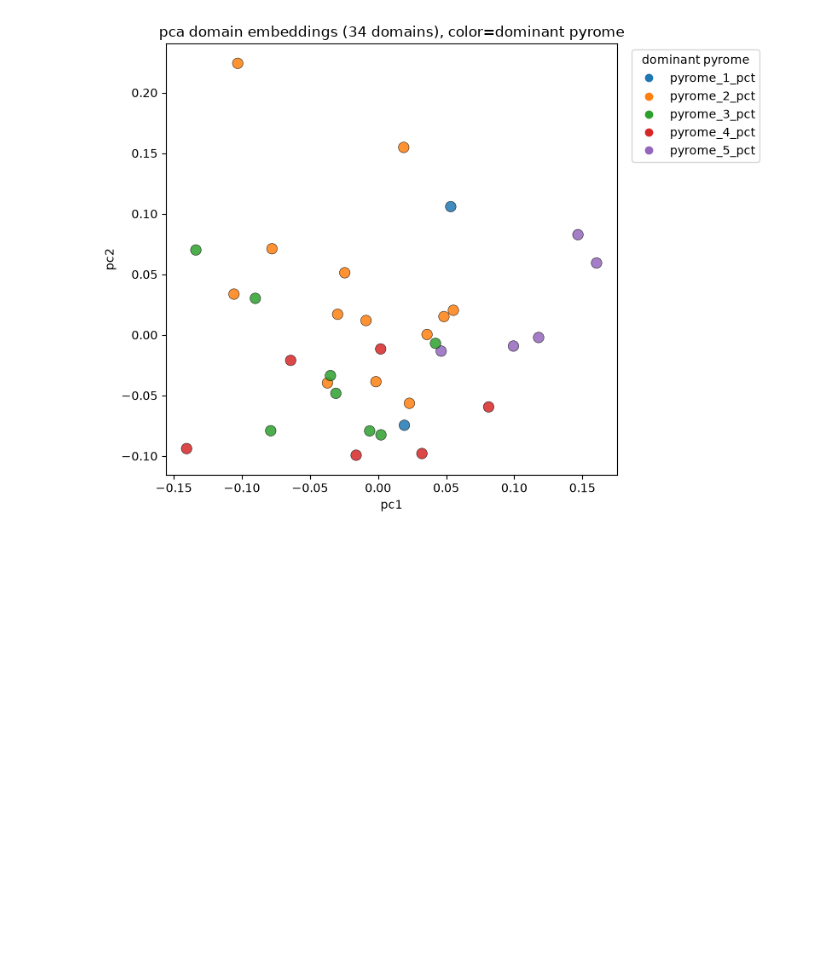
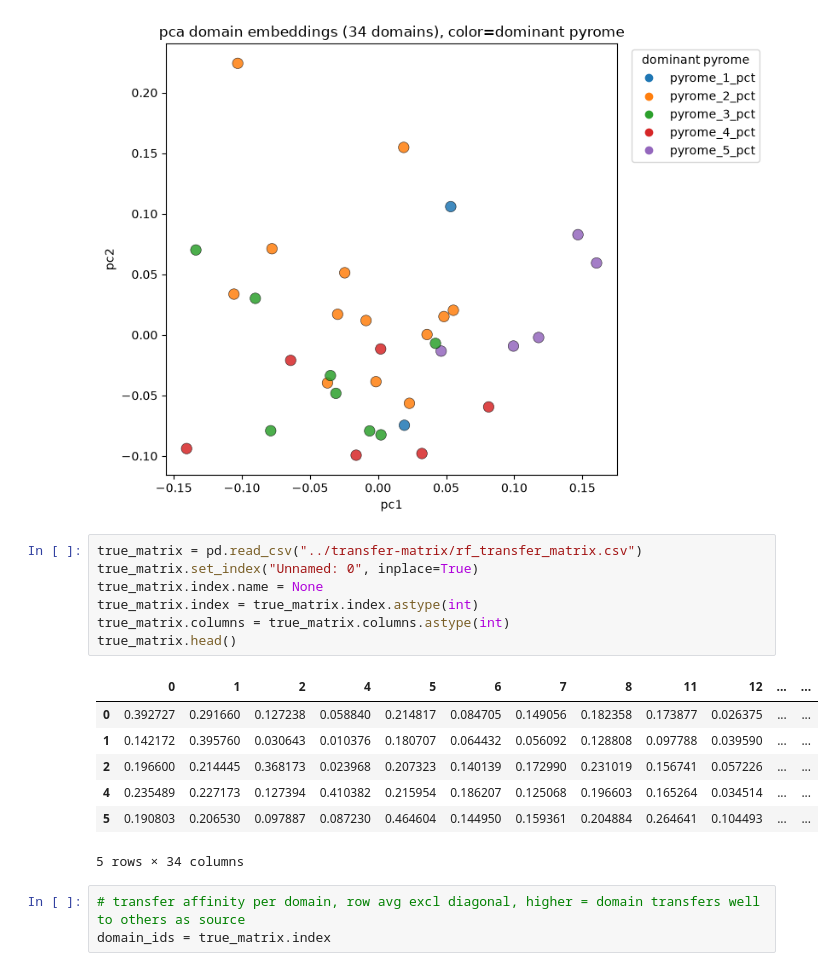
Before and after one commit to yashkher-123/transferability-through-representations, a Jupyter notebook: probing/cluster_v4.ipynb, the cells around one changed output. Saved outputs shown, nothing was run; the diff lists cells and outputs as text; blank space fills up the shorter version.

```diff
--- a/probing/cluster_v4.ipynb
+++ b/probing/cluster_v4.ipynb
@@ -245,3 +245,21 @@ plt.tight_layout()
 plt.show()
 # %% [output]
 [figure]
+# %%
+true_matrix = pd.read_csv("../transfer-matrix/rf_transfer_matrix.csv")
+true_matrix.set_index("Unnamed: 0", inplace=True)
+true_matrix.index.name = None
+true_matrix.index = true_matrix.index.astype(int)
+true_matrix.columns = true_matrix.columns.astype(int)
+true_matrix.head()
+# %% [output]
+|  | 0 | 1 | 2 | 4 | 5 | 6 | 7 | 8 | 11 | 12 | ... | ... |
+| 0 | 0.392727 | 0.291660 | 0.127238 | 0.058840 | 0.214817 | 0.084705 | 0.149056 | 0.182358 | 0.173877 | 0.026375 | ... | ... |
+| 1 | 0.142172 | 0.395760 | 0.030643 | 0.010376 | 0.180707 | 0.064432 | 0.056092 | 0.128808 | 0.097788 | 0.039590 | ... | ... |
+| 2 | 0.196600 | 0.214445 | 0.368173 | 0.023968 | 0.207323 | 0.140139 | 0.172990 | 0.231019 | 0.156741 | 0.057226 | ... | ... |
+| 4 | 0.235489 | 0.227173 | 0.127394 | 0.410382 | 0.215954 | 0.186207 | 0.125068 | 0.196603 | 0.165264 | 0.034514 | ... | ... |
+| 5 | 0.190803 | 0.206530 | 0.097887 | 0.087230 | 0.464604 | 0.144950 | 0.159361 | 0.204884 | 0.264641 | 0.104493 | ... | ... |
+5 rows × 34 columns
+# %%
+# transfer affinity per domain, row avg excl diagonal, higher = domain transfers well to others as source
+domain_ids = true_matrix.index
```
Also changed, not shown: parts of 9 cells of this notebook, 2 other files.
